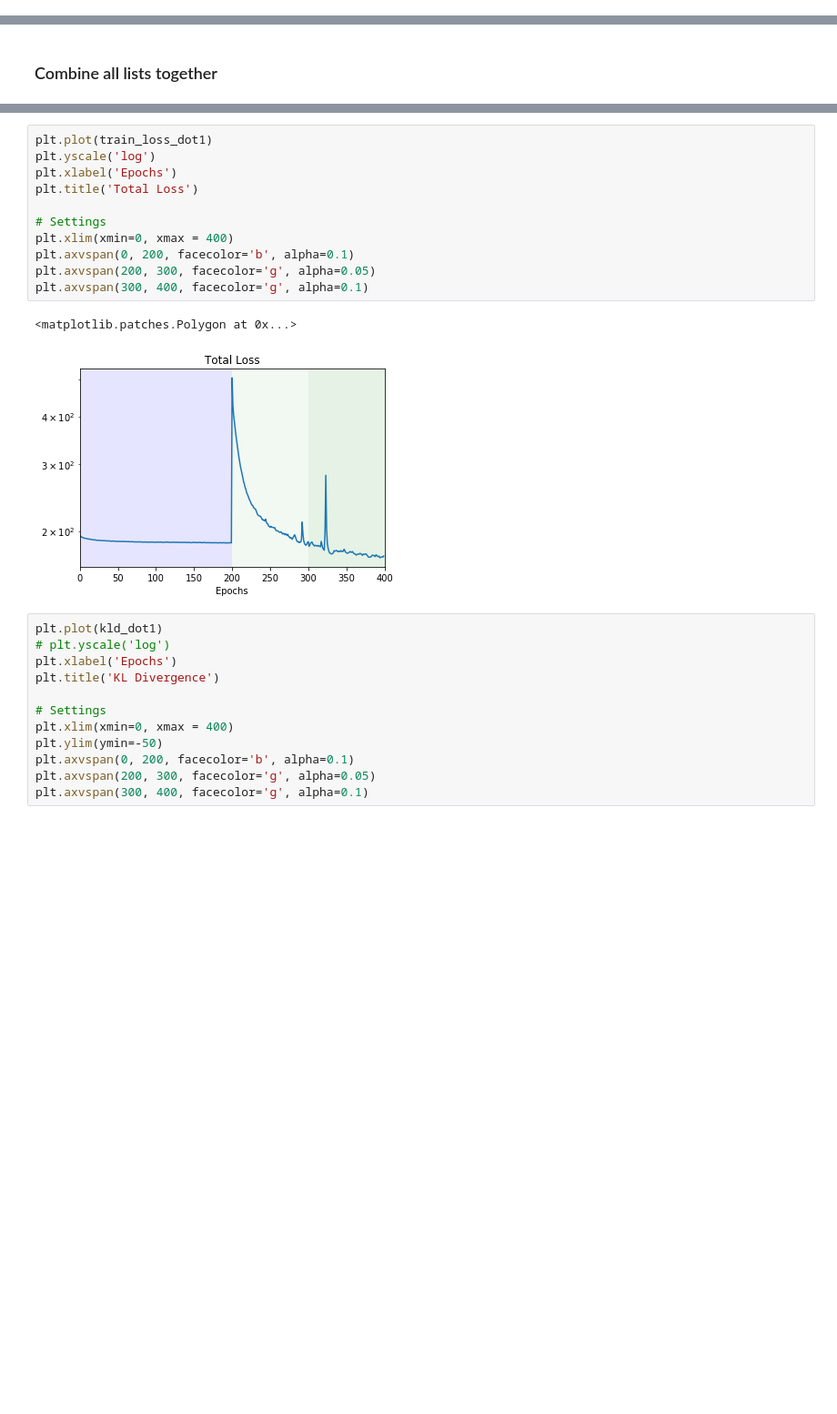
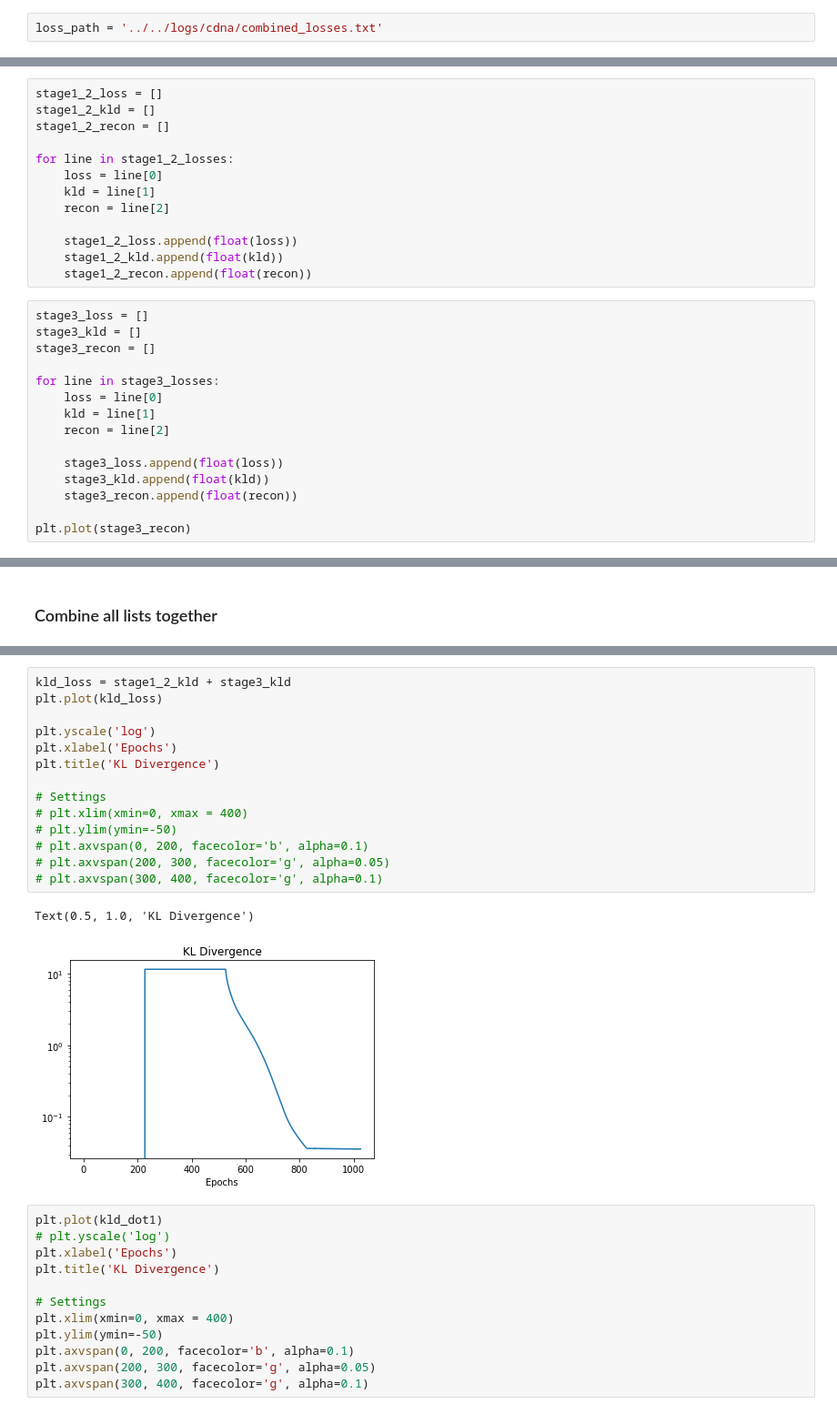
Before and after one commit to ChanMunFai/VideoPrediction, a Jupyter notebook: plots/SV2P/best_sv2p_loss.ipynb, the cells around one changed output, grey strips where cells are left out. Shown at 91% size. Saved outputs shown, nothing was run; the diff lists cells and outputs as text; blank space fills up the shorter version.

Commit message:
Updated plots for sv2p

```diff
--- a/plots/SV2P/best_sv2p_loss.ipynb
+++ b/plots/SV2P/best_sv2p_loss.ipynb
@@ -99,0 +8,2 @@ train_loss3_dot0001, kld3_dot0001, mse3_dot0001 = plot_losses_stage2(loss_path_3
+# %%
+loss_path = '../../logs/cdna/combined_losses.txt'
@@ -99,0 +28,28 @@ train_loss3_dot0001, kld3_dot0001, mse3_dot0001 = plot_losses_stage2(loss_path_3
+# %%
+stage1_2_loss = []
+stage1_2_kld = []
+stage1_2_recon = []
+
+for line in stage1_2_losses:
+    loss = line[0]
+    kld = line[1]
+    recon = line[2]
+
+    stage1_2_loss.append(float(loss))
+    stage1_2_kld.append(float(kld))
+    stage1_2_recon.append(float(recon))
+# %%
+stage3_loss = []
+stage3_kld = []
+stage3_recon = []
+
+for line in stage3_losses:
+    loss = line[0]
+    kld = line[1]
+    recon = line[2]
+
+    stage3_loss.append(float(loss))
+    stage3_kld.append(float(kld))
+    stage3_recon.append(float(recon))
+
+plt.plot(stage3_recon)
@@ -108,17 +82,20 @@ mse_dot1 = train_loss1 + mse2 + mse3_dot1
 # %%
-plt.plot(train_loss_dot1)
+kld_loss = stage1_2_kld + stage3_kld
+plt.plot(kld_loss)
+
 plt.yscale('log')
 plt.xlabel('Epochs')
-plt.title('Total Loss')
+plt.title('KL Divergence')
 
 # Settings
-plt.xlim(xmin=0, xmax = 400)
-plt.axvspan(0, 200, facecolor='b', alpha=0.1)
-plt.axvspan(200, 300, facecolor='g', alpha=0.05)
-plt.axvspan(300, 400, facecolor='g', alpha=0.1)
+# plt.xlim(xmin=0, xmax = 400)
+# plt.ylim(ymin=-50)
+# plt.axvspan(0, 200, facecolor='b', alpha=0.1)
+# plt.axvspan(200, 300, facecolor='g', alpha=0.05)
+# plt.axvspan(300, 400, facecolor='g', alpha=0.1)
 # %% [output]
-<matplotlib.patches.Polygon at 0x...>
+Text(0.5, 1.0, 'KL Divergence')
-[figure, old version]
+[figure, new version]
 # %%
 plt.plot(kld_dot1)
 # plt.yscale('log')
```
Also changed, not shown: parts of 19 cells of this notebook, 2 other files.
